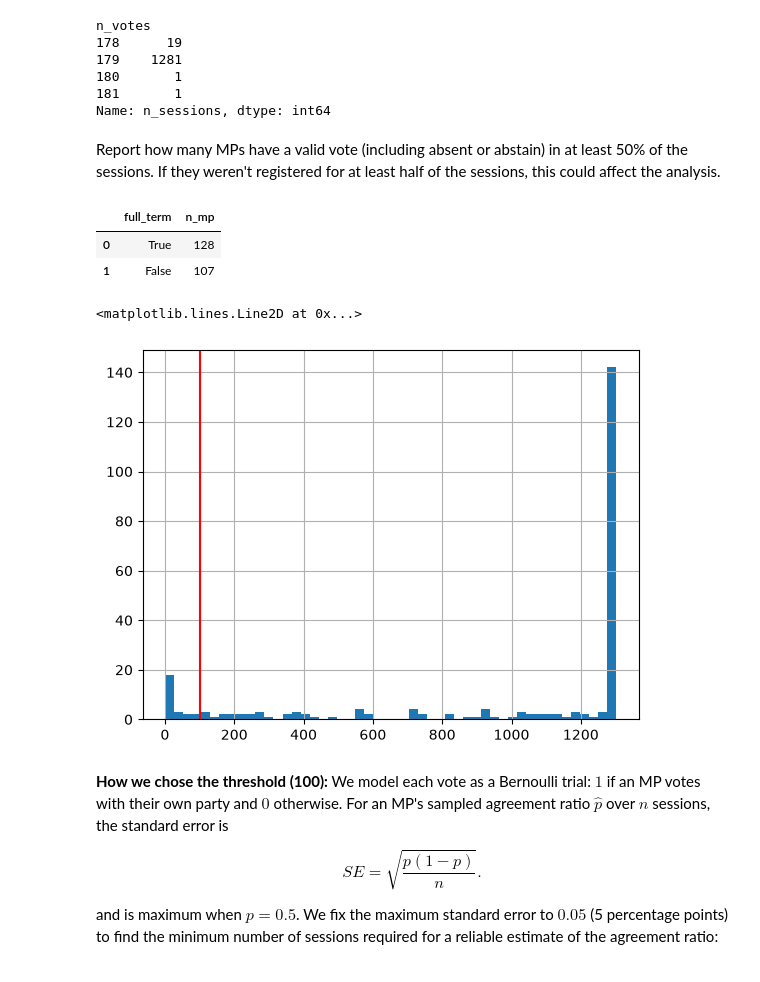
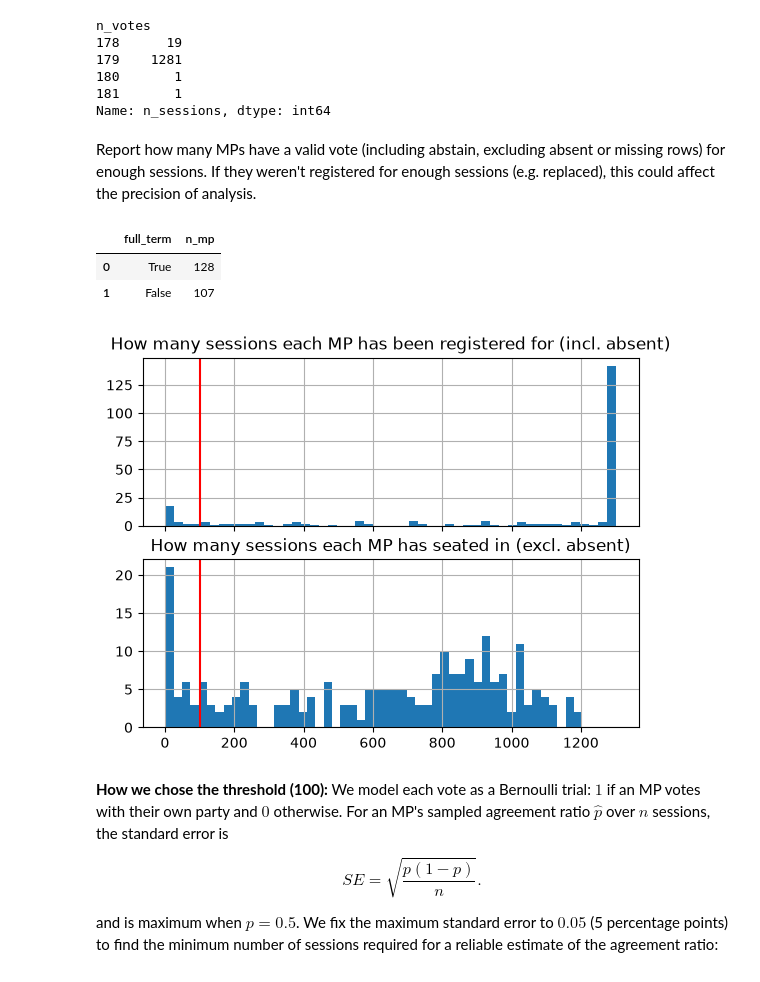
Before and after one commit to BalducciFrancesco/02807-danish-parliament-mavericks, a Jupyter notebook: data/retrieve.ipynb, the cells around one changed output. Drawn from its saved outputs; the diff is of its cells as text; code cells hidden in the pictures.

```diff
--- a/data/retrieve.ipynb
+++ b/data/retrieve.ipynb
@@ -119,7 +120,7 @@ n_votes
 181       1
 Name: n_sessions, dtype: int64
 # %% [markdown]
-Report how many MPs have a valid vote (including absent or abstain) in at least 50% of the sessions. If they weren't registered for at least half of the sessions, this could affect the analysis.
+Report how many MPs have a valid vote (including abstain, excluding absent or missing rows) for enough sessions. If they weren't registered for enough sessions (e.g. replaced), this could affect the precision of analysis.
 # %%
 (df.groupby("actor")["session"]
     .nunique()
@@ -133,13 +134,25 @@ Report how many MPs have a valid vote (including absent or abstain) in at least
 | 0 | True | 128 |
 | 1 | False | 107 |
 # %%
+min_sessions = round(0.25 / 0.05**2)  # minimum number of sessions for maximum SE = 0.05
+
+fig, (ax1, ax2) = plt.subplots(2, 1, sharex=True)
+
 (df.groupby("actor")["session"]
     .nunique()
-    .hist(bins=50))
-plt.axvline(100, color="red")
+    .hist(bins=50, ax=ax1)
+    .set_title("How many sessions each MP has been registered for (incl. absent)"))
+
+(df[df["vote"] != 3]
+    .groupby("actor")["session"]
+    .nunique()
+    .hist(bins=50, ax=ax2)
+    .set_title("How many sessions each MP has seated in (excl. absent)"))
+
+for ax in (ax1, ax2):
+    ax.axvline(min_sessions, color="red")
 # %% [output]
-<matplotlib.lines.Line2D at 0x...>
-[figure, old version]
+[figure, new version]
 # %% [markdown]
 **How we chose the threshold (100):** We model each vote as a Bernoulli trial: $1$ if an MP votes with their own party and $0$ otherwise. For an MP's sampled agreement ratio $\hat{p}$ over $n$ sessions, the standard error is
 
```
Also changed, not shown: parts of 4 cells of this notebook, 1 other file.
